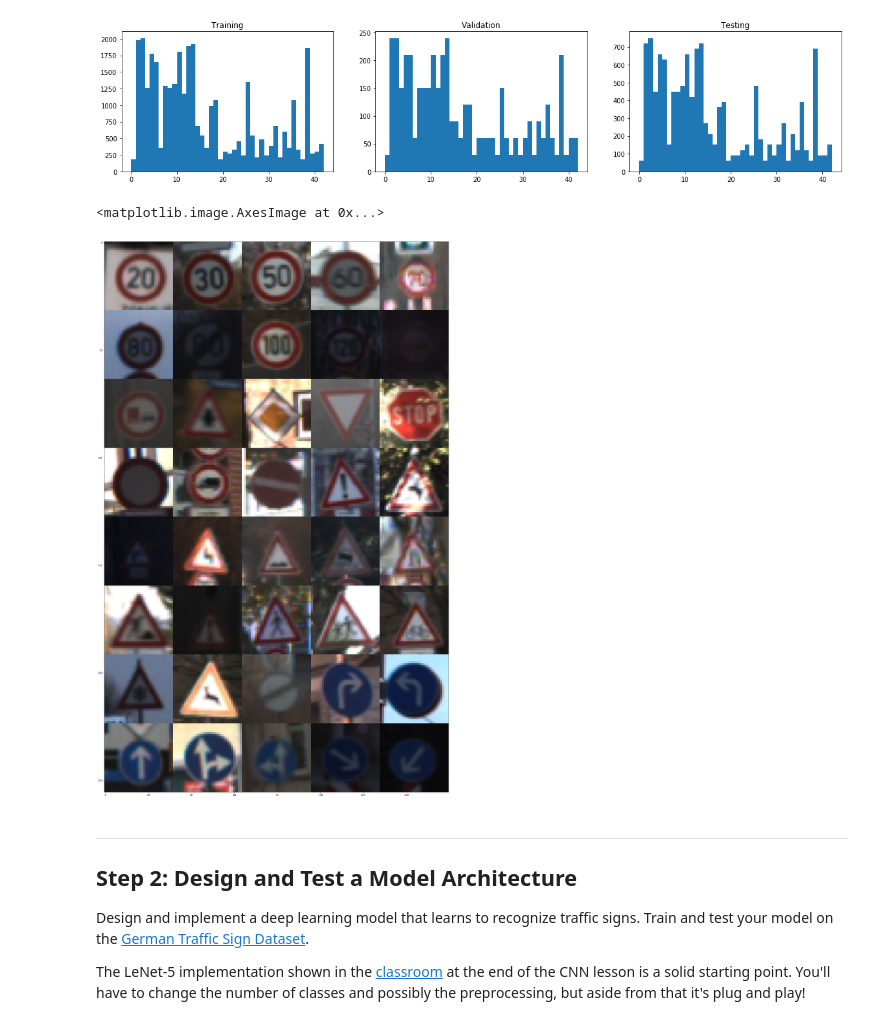
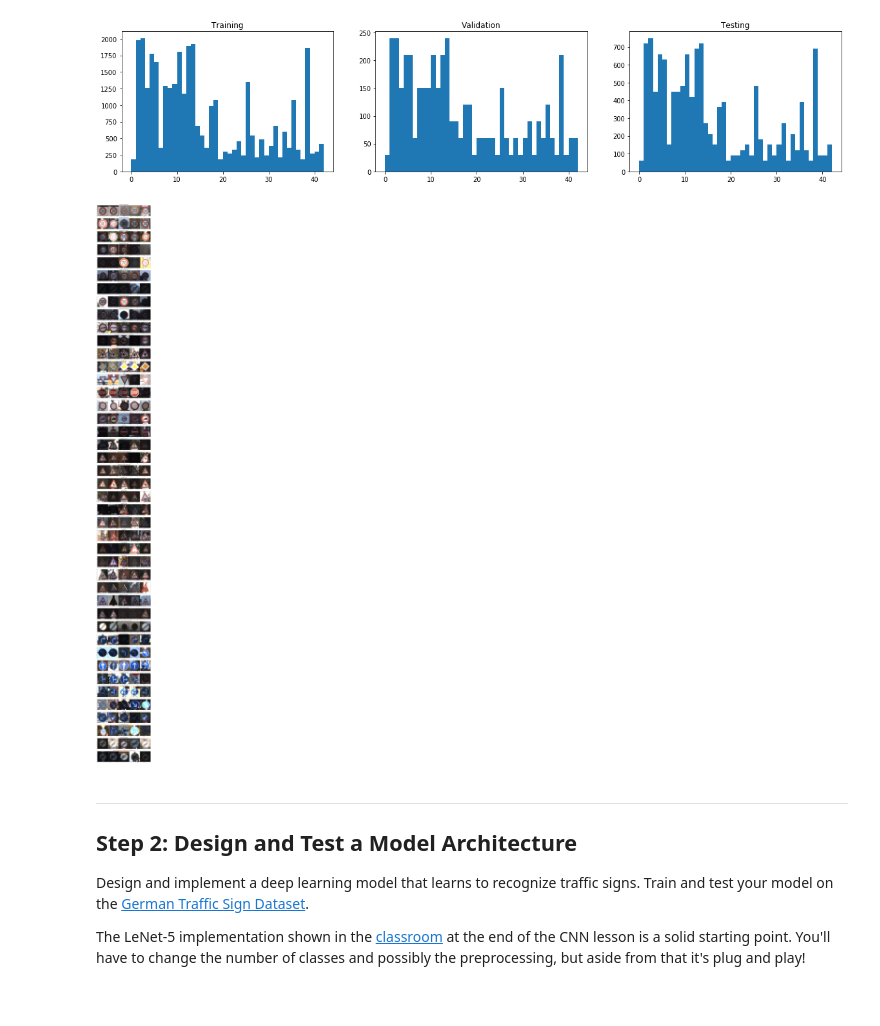
Before and after one commit to hvleejr/CarND-Traffic-Sign-Classifier-Project, a Jupyter notebook: Traffic_Sign_Classifier.ipynb, the cells around one changed output. Saved outputs shown, nothing was run; the diff lists cells and outputs as text; code cells hidden in the pictures.

```diff
--- a/Traffic_Sign_Classifier.ipynb
+++ b/Traffic_Sign_Classifier.ipynb
@@ -115,24 +115,25 @@ Text(0.5,1,'Testing')
 [figure]
 # %%
 # get random samples for each category and plot
-img_samples = []
+import pandas as pd
+
+sign_names = pd.read_csv('signnames.csv')
 ncols = 5
-for i in range(n_classes//ncols): # num of rows
+f, ax = plt.subplots(n_classes, 1, figsize=(20, 5*n_classes))
+for i in range(n_classes):
     row = []
-    for j in range(ncols):
-        label = i*ncols + j
+    j = 0
+    while j < ncols:
         idx = np.random.randint(0, y_train.shape[0])
-        while y_train[idx] != label:
+        while y_train[idx] != i:
             idx = np.random.randint(0, y_train.shape[0])
         row.append(X_train[idx])
+        j += 1
     row = np.hstack(row)
-    img_samples.append(row)
-img_samples = np.vstack(img_samples)
-plt.figure(figsize=(5*ncols, 5*n_classes//ncols))
-plt.imshow(img_samples)
+    ax[i].imshow(row)
+    ax[i].set_title(sign_names['SignName'].iloc[i], fontsize=18)
 # %% [output]
-<matplotlib.image.AxesImage at 0x...>
-[figure, old version]
+[figure, new version]
 # %% [markdown]
 ----
 
```
Also changed, not shown: parts of 10 cells of this notebook.
